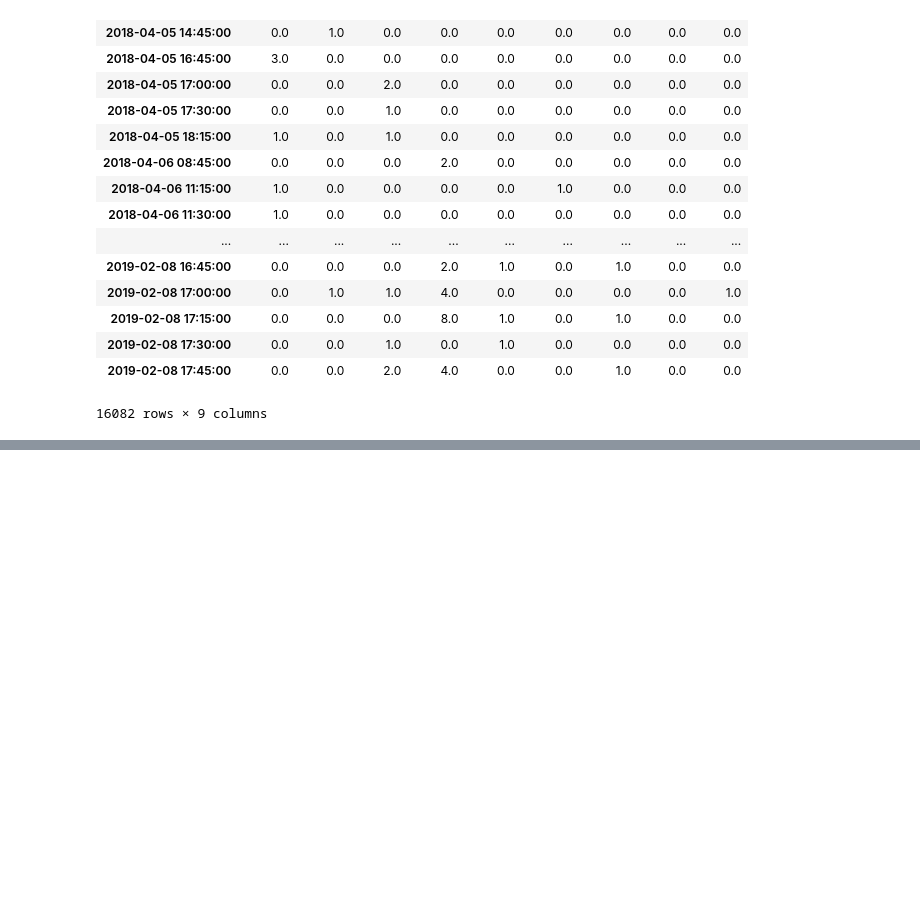
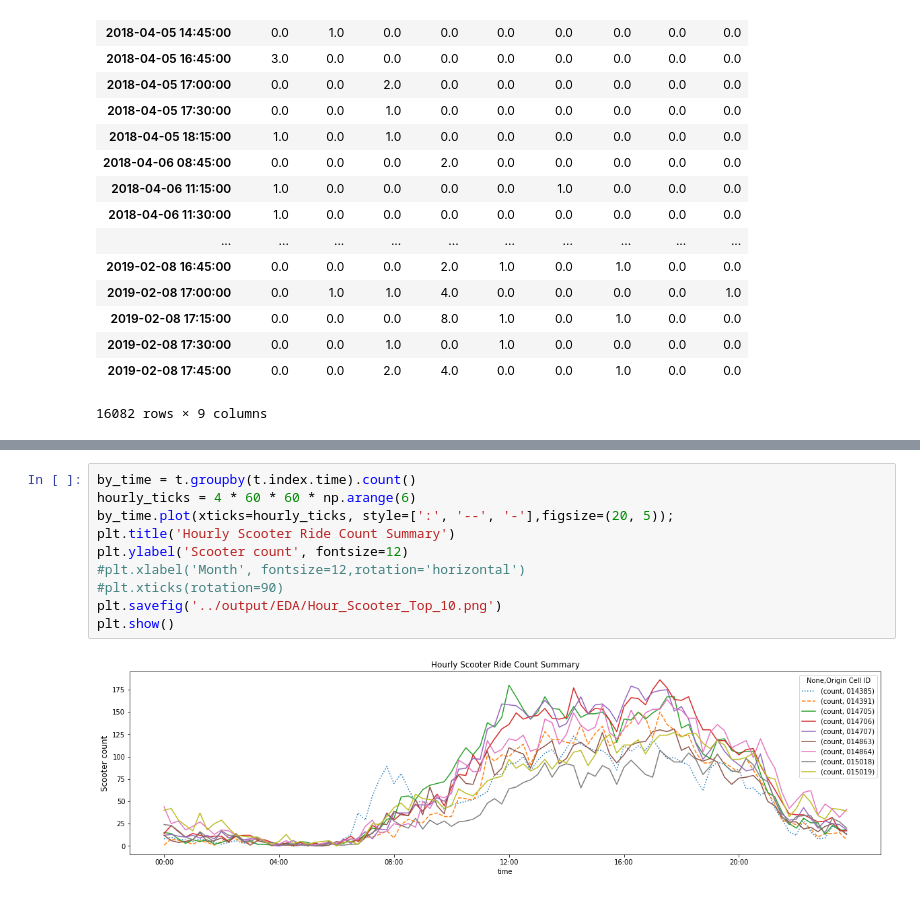
Before and after one commit to sameerabalay/Dockless_Mobility, a Jupyter notebook: src/Time_Series_2.ipynb, the cells around one changed output, grey strips where cells are left out. Drawn from its saved outputs; the diff is of its cells as text; blank space fills up the shorter version.

Commit message:
Time Series EDA finished

```diff
--- a/src/Time_Series_2.ipynb
+++ b/src/Time_Series_2.ipynb
@@ -255,0 +281,12 @@ plt.ylabel('Weekly scooter count');
+# %%
+by_time = t.groupby(t.index.time).count()
+hourly_ticks = 4 * 60 * 60 * np.arange(6)
+by_time.plot(xticks=hourly_ticks, style=[':', '--', '-'],figsize=(20, 5));
+plt.title('Hourly Scooter Ride Count Summary')
+plt.ylabel('Scooter count', fontsize=12)
+#plt.xlabel('Month', fontsize=12,rotation='horizontal')
+#plt.xticks(rotation=90)
+plt.savefig('../output/EDA/Hour_Scooter_Top_10.png')
+plt.show()
+# %% [output]
+[figure, added]
```
Also changed, not shown: parts of 5 cells of this notebook, 5 other files.
